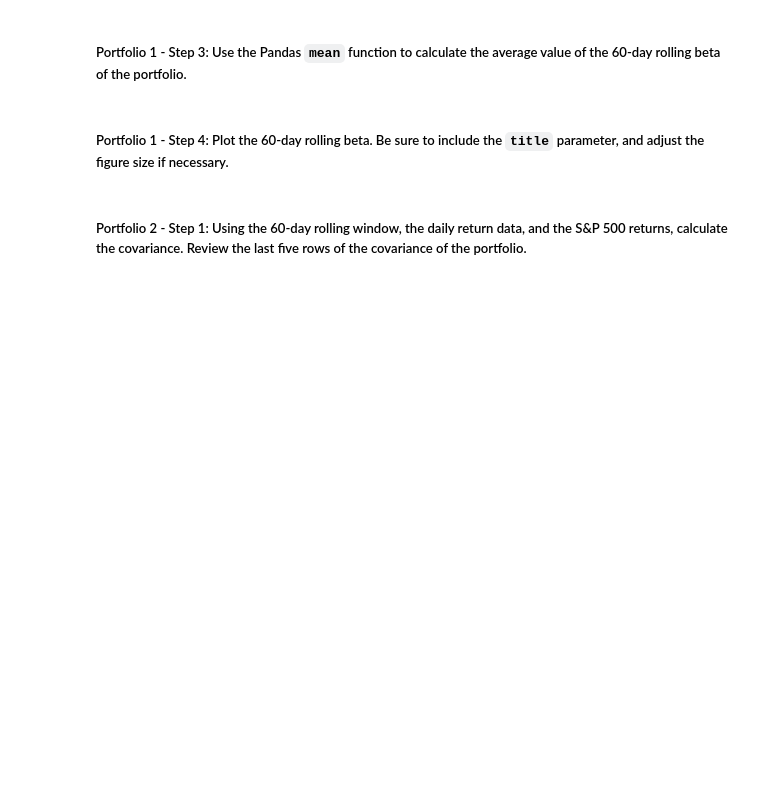
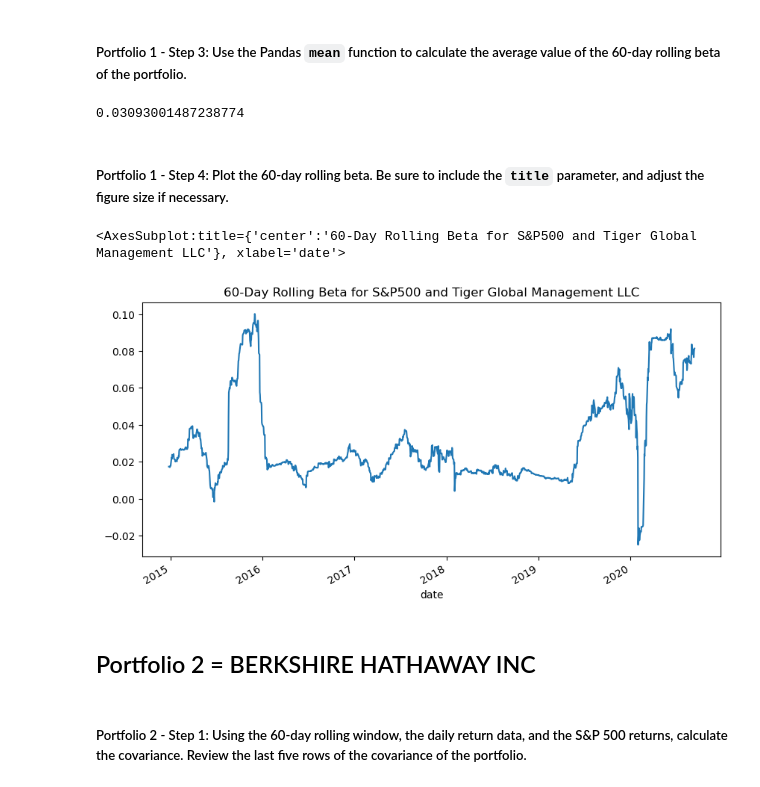
Before and after one commit to rachelannhodson/Risk_Return_Analysis, a Jupyter notebook: Module_4_Challenge/risk_return_analysis.ipynb, the cells around one changed output. Cells and saved outputs as stored; diff of their text form; code cells hidden in the pictures; blank space fills up the shorter version.

```diff
--- a/Module_4_Challenge/risk_return_analysis.ipynb
+++ b/Module_4_Challenge/risk_return_analysis.ipynb
@@ -309,4 +351,5 @@ Your analysis is nearing completion. Now, you need to evaluate how the portfolio
 #### Use the Pandas `var` function to calculate the variance of the S&P 500 by using a 60-day rolling window. Visualize the last five rows of the variance of the S&P 500.
 # %%
 # Calculate the variance of the S&P 500 using a rolling 60-day window.
-# YOUR CODE HERE
+sp500_variance = whale_navs_daily_returns['S&P 500'].rolling(window=60).var()
+sp500_variance.tail()
@@ -325,4 +378,5 @@ Your analysis is nearing completion. Now, you need to evaluate how the portfolio
 # %%
 # Calculate the covariance using a 60-day rolling window
 # Review the last five rows of the covariance data
-# YOUR CODE HERE
+tiger_covariance = whale_navs_daily_returns['TIGER GLOBAL MANAGEMENT LLC'].rolling(window=60).cov(whale_navs_daily_returns['S&P 500'])
+tiger_covariance.tail()
@@ -331,4 +393,5 @@ Your analysis is nearing completion. Now, you need to evaluate how the portfolio
 # %%
 # Calculate the beta based on the 60-day rolling covariance compared to the market (S&P 500)
 # Review the last five rows of the beta information
-# YOUR CODE HERE
+tiger_beta = tiger_covariance / sp500_variance
+tiger_beta.tail()
@@ -336,13 +407,20 @@ Your analysis is nearing completion. Now, you need to evaluate how the portfolio
 ##### Portfolio 1 - Step 3: Use the Pandas `mean` function to calculate the average value of the 60-day rolling beta of the portfolio.
 # %%
 # Calculate the average of the 60-day rolling beta
-# YOUR CODE HERE
+tiger_beta.mean()
+# %% [output]
+0.03093001487238774
 # %% [markdown]
 ##### Portfolio 1 - Step 4: Plot the 60-day rolling beta. Be sure to include the `title` parameter, and adjust the figure size if necessary.
 # %%
 # Plot the rolling beta
 # Include a title parameter and adjust the figure size
-# YOUR CODE HERE
+tiger_beta.plot(figsize=(10,5), title="60-Day Rolling Beta for S&P500 and Tiger Global Management LLC")
+# %% [output]
+<AxesSubplot:title={'center':'60-Day Rolling Beta for S&P500 and Tiger Global Management LLC'}, xlabel='date'>
+[figure, added]
+# %% [markdown]
+## Portfolio 2 = BERKSHIRE HATHAWAY INC
 # %% [markdown]
 ##### Portfolio 2 - Step 1: Using the 60-day rolling window, the daily return data, and the S&P 500 returns, calculate the covariance. Review the last five rows of the covariance of the portfolio.
 # %%
```
Also changed, not shown: parts of 22 cells of this notebook.
